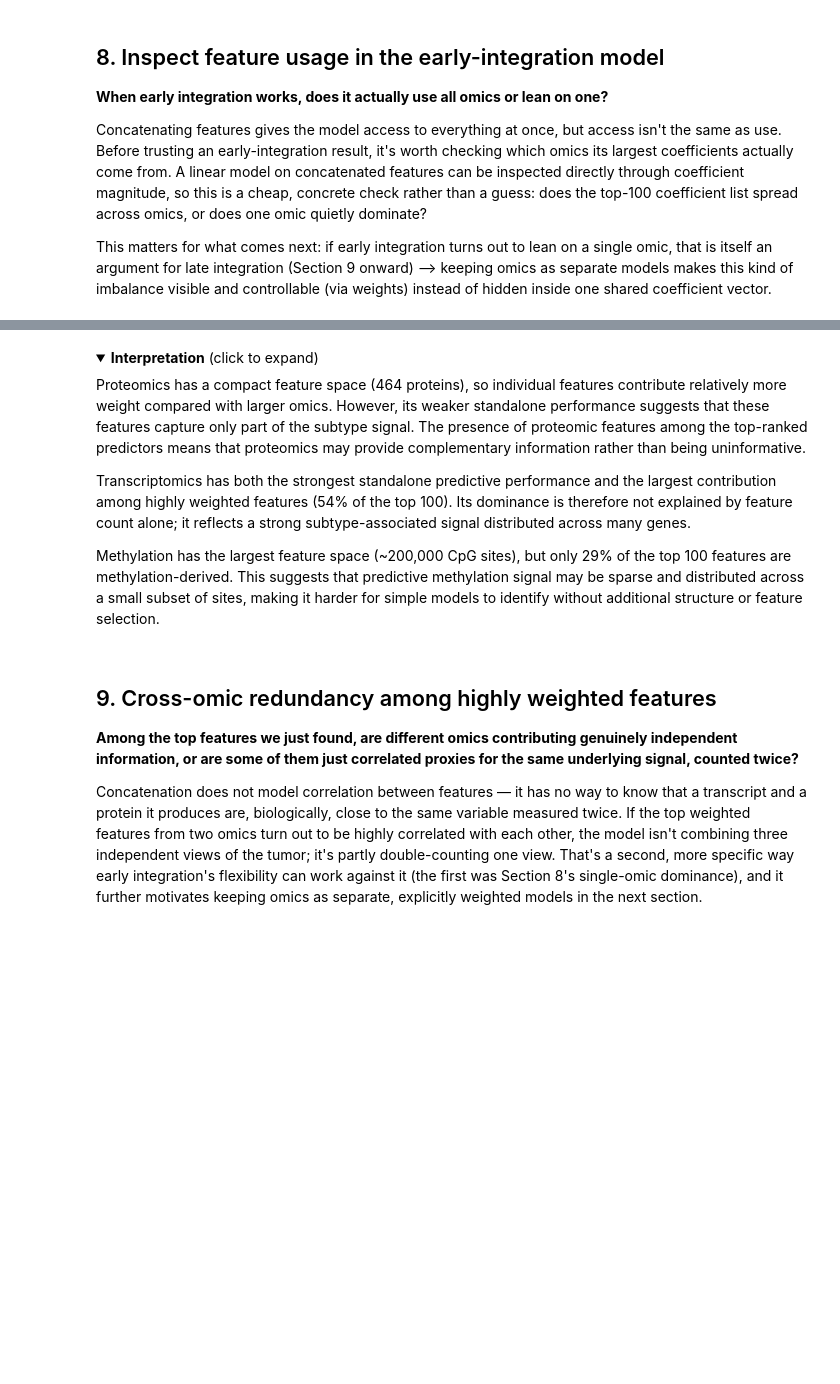
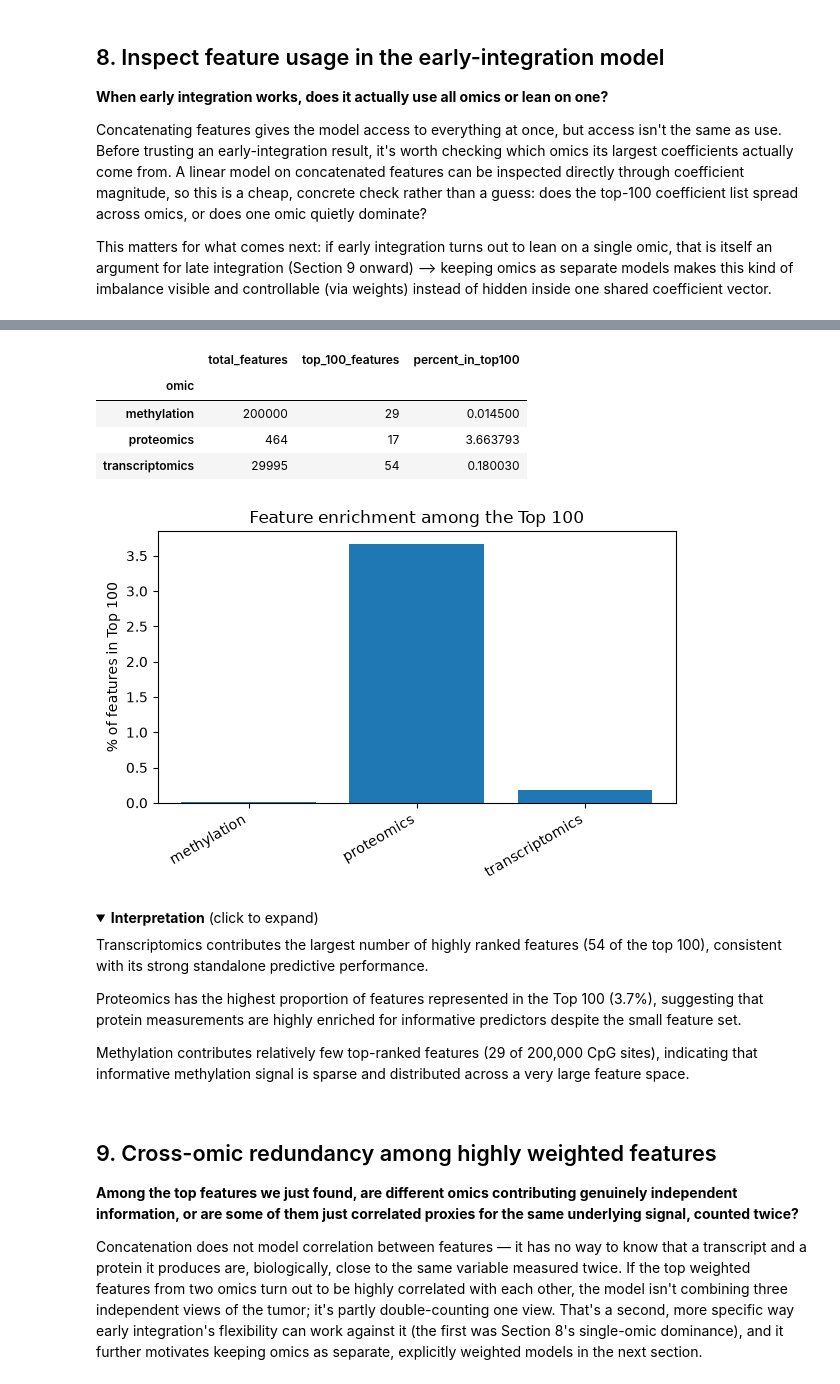
Before and after one commit to Barry8197/ECCB2026_TEST, a Jupyter notebook: sessions/session-2-multi-omics/part-1-linear-methods.ipynb, the cells around one changed output, grey strips where cells are left out. Cells and saved outputs as stored; diff of their text form; code cells hidden in the pictures; folded sections open; blank space fills up the shorter version.

Commit message:
applied feedback received for session 2 part 1

```diff
--- a/sessions/session-2-multi-omics/part-1-linear-methods.ipynb
+++ b/sessions/session-2-multi-omics/part-1-linear-methods.ipynb
@@ -472,15 +502,51 @@ plt.show()
 [figure]
+# %%
+# Compare the Top 100 to the total number of features in each omic.
+# Which omic has the highest density of informative features?
+
+total_features = feature_importance.groupby("omic").size()
+top_features = feature_importance.head(TOP_N).groupby("omic").size()
+
+feature_summary = pd.DataFrame({
+    "total_features": total_features,
+    f"top_{TOP_N}_features": top_features,
+}).fillna(0)
+
+feature_summary[f"top_{TOP_N}_features"] = (
+    feature_summary[f"top_{TOP_N}_features"].astype(int)
+)
+
+feature_summary["percent_in_top100"] = (
+    100
+    * feature_summary[f"top_{TOP_N}_features"]
+    / feature_summary["total_features"]
+)
+
+display(feature_summary)
+
+plt.figure(figsize=(6, 4))
+plt.bar(feature_summary.index, feature_summary["percent_in_top100"])
+plt.ylabel("% of features in Top 100")
+plt.title("Feature enrichment among the Top 100")
+plt.xticks(rotation=30, ha="right")
+plt.tight_layout()
+plt.show()
+# %% [output]
+|  | total_features | top_100_features | percent_in_top100 |
+| omic |  |  |  |
+| methylation | 200000 | 29 | 0.014500 |
+| proteomics | 464 | 17 | 3.663793 |
+| transcriptomics | 29995 | 54 | 0.180030 |
+[figure, added]
 # %% [markdown]
 <details>
 <summary><b>Interpretation</b> (click to expand)</summary>
 
-Proteomics has a compact feature space (464 proteins), so individual features contribute relatively more weight compared with larger omics. However, its weaker standalone performance suggests that these features capture only part of the subtype signal. The presence of proteomic features among the top-ranked predictors means that proteomics may provide complementary information rather than being uninformative.
+Transcriptomics contributes the largest number of highly ranked features (54 of the top 100), consistent with its strong standalone predictive performance.
 
+Proteomics has the highest proportion of features represented in the Top 100 (3.7%), suggesting that protein measurements are highly enriched for informative predictors despite the small feature set.
 
-Transcriptomics has both the strongest standalone predictive performance and the largest contribution among highly weighted features (54% of the top 100). Its dominance is therefore not explained by feature count alone; it reflects a strong subtype-associated signal distributed across many genes.
-
-
-Methylation has the largest feature space (~200,000 CpG sites), but only 29% of the top 100 features are methylation-derived. This suggests that predictive methylation signal may be sparse and distributed across a small subset of sites, making it harder for simple models to identify without additional structure or feature selection.
+Methylation contributes relatively few top-ranked features (29 of 200,000 CpG sites), indicating that informative methylation signal is sparse and distributed across a very large feature space.
 
 </details>
 # %% [markdown]
```
Also changed, not shown: parts of 10 cells of this notebook.
